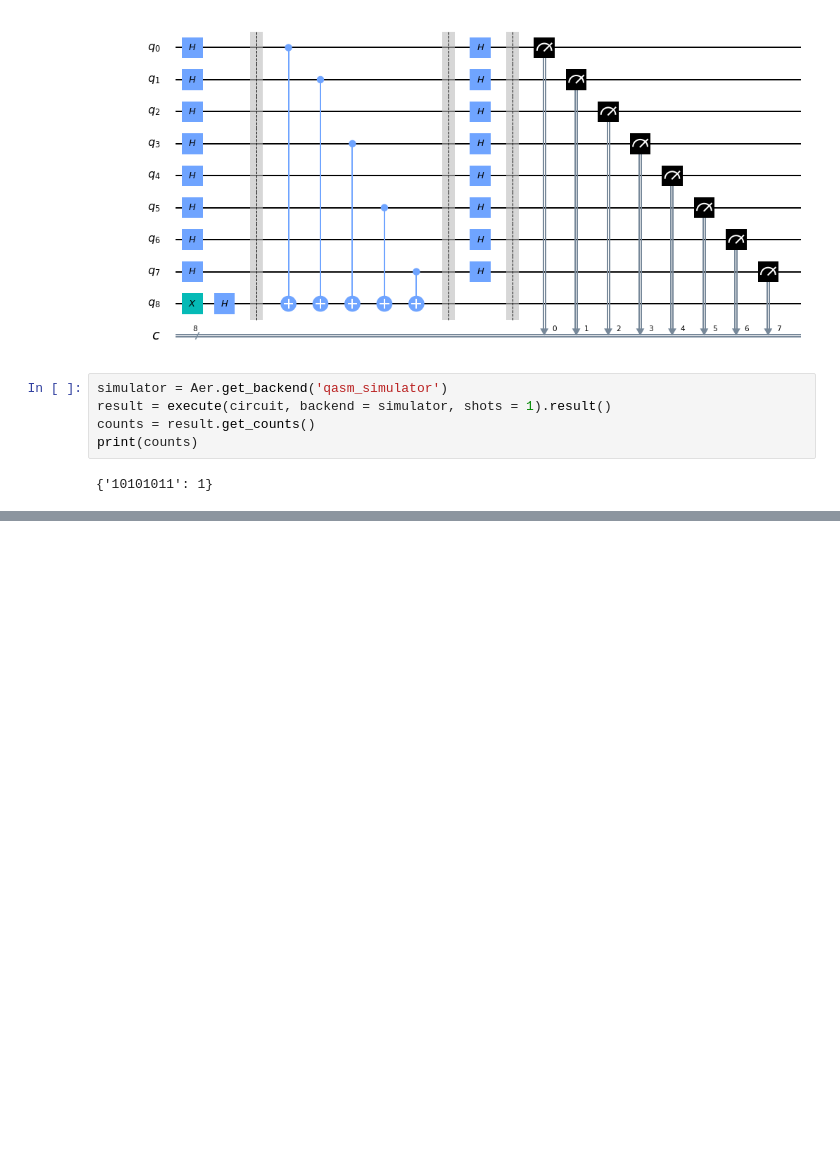
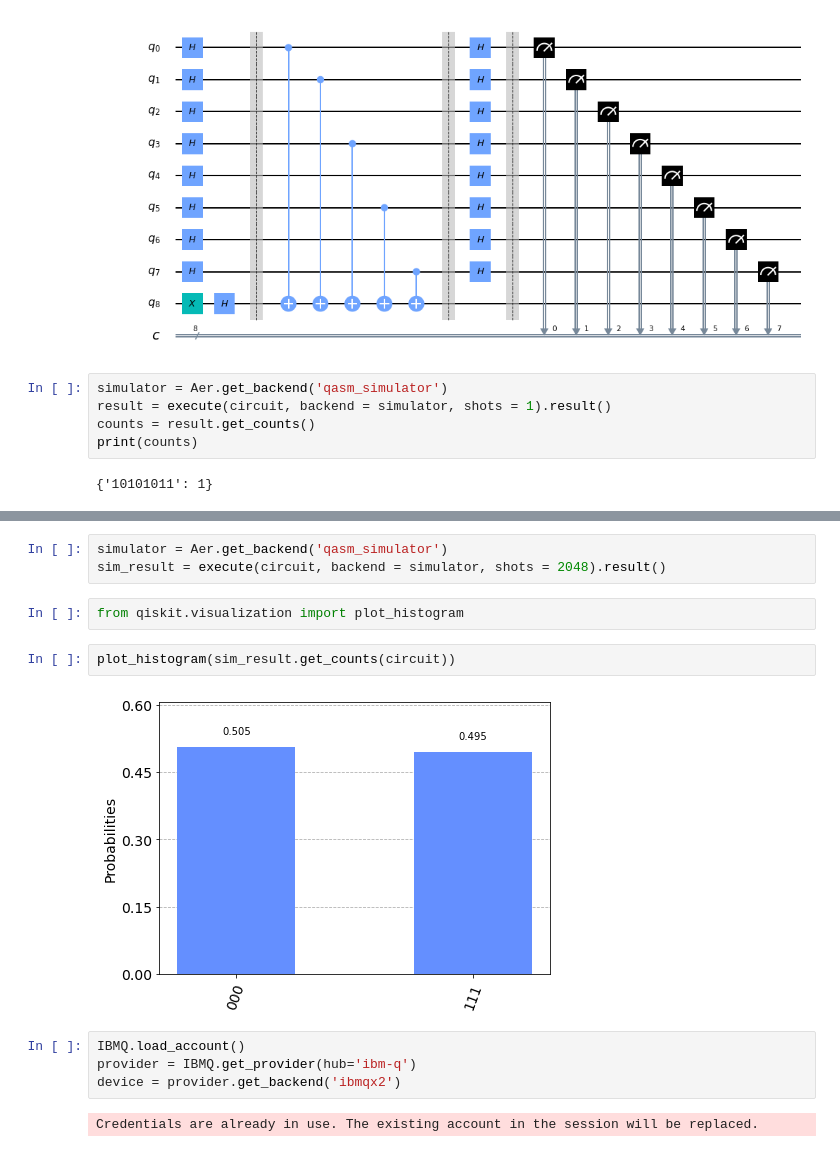
Before and after one commit to Husain0007/Qiskit-Quantum-Development, a Jupyter notebook: QiskitTutorial/Tutorial-Series1.ipynb, the cells around one changed output, grey strips where cells are left out. Drawn from its saved outputs; the diff is of its cells as text; blank space fills up the shorter version.

```diff
--- a/QiskitTutorial/Tutorial-Series1.ipynb
+++ b/QiskitTutorial/Tutorial-Series1.ipynb
@@ -351,0 +372,15 @@ print(counts)
+# %%
+simulator = Aer.get_backend('qasm_simulator')
+sim_result = execute(circuit, backend = simulator, shots = 2048).result()
+# %%
+from qiskit.visualization import plot_histogram
+# %%
+plot_histogram(sim_result.get_counts(circuit))
+# %% [output]
+[figure, added]
+# %%
+IBMQ.load_account()
+provider = IBMQ.get_provider(hub='ibm-q')
+device = provider.get_backend('ibmqx2')
+# %% [output]
+Credentials are already in use. The existing account in the session will be replaced.
```
Also changed, not shown: parts of 27 cells of this notebook.
